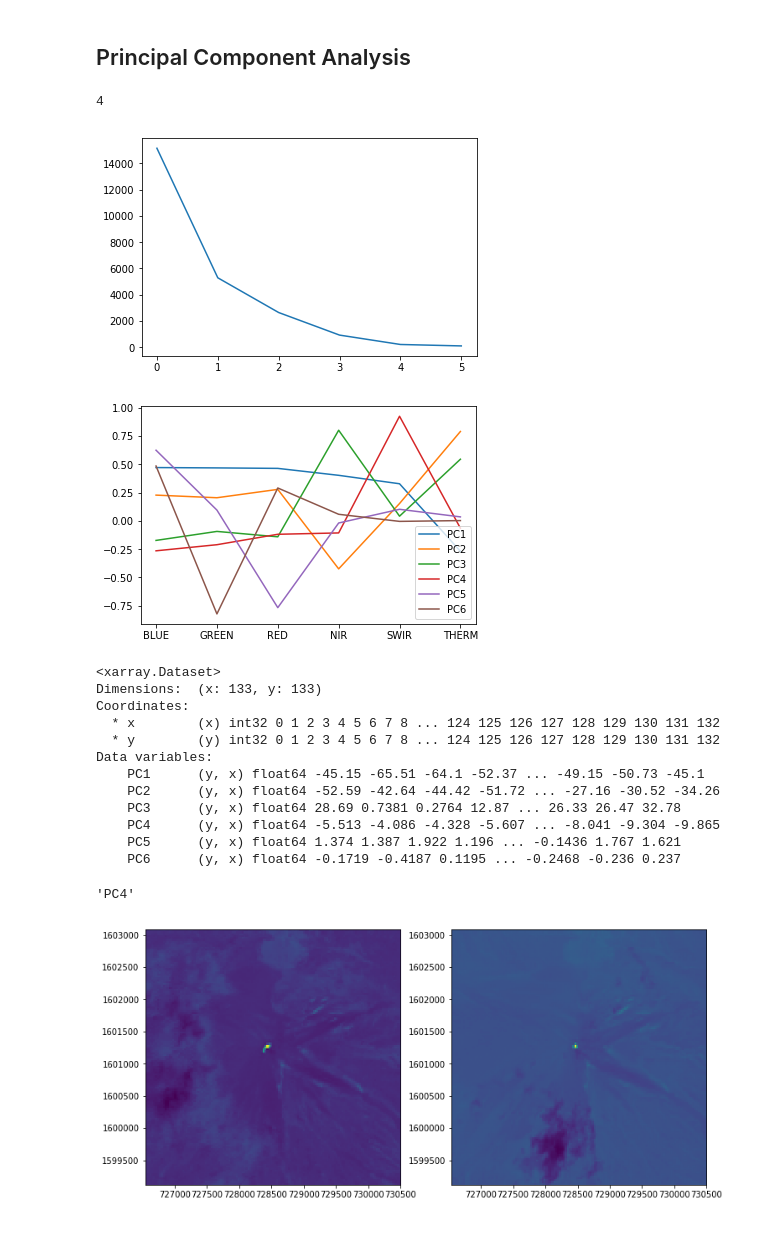
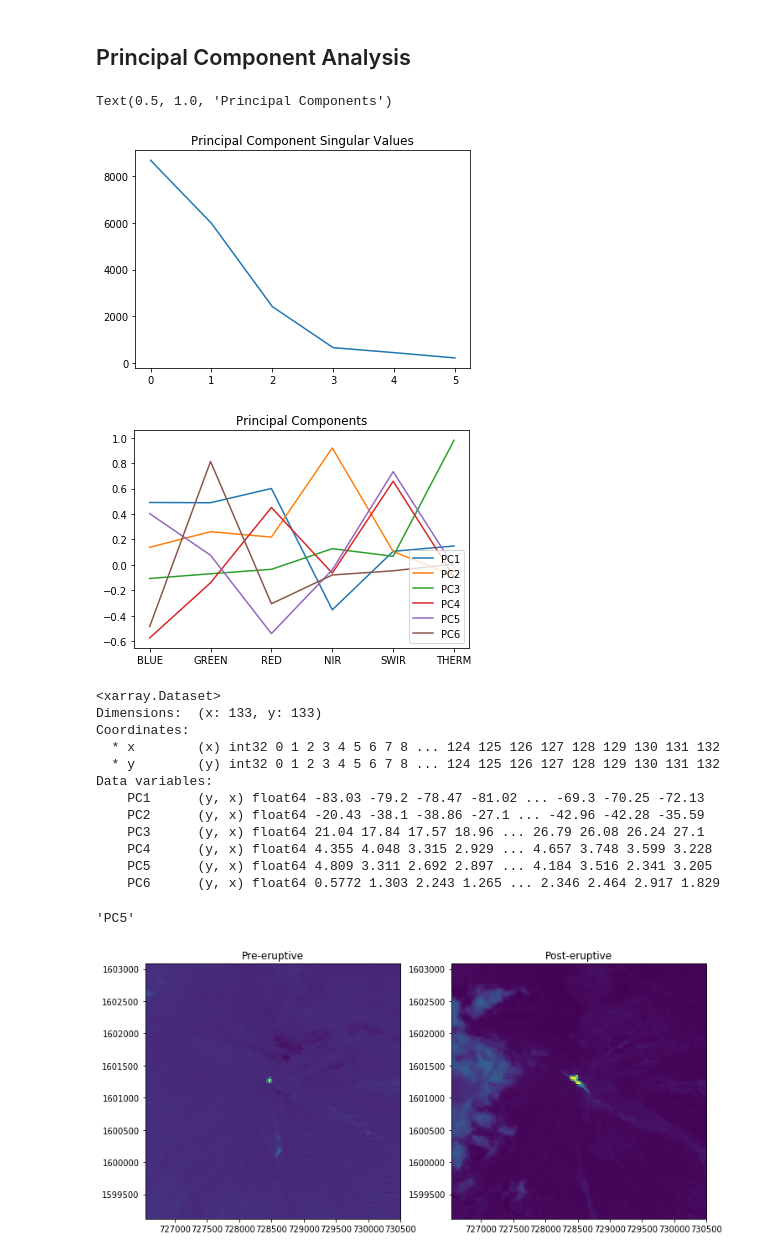
Before and after one commit to JanineBirnbaum18/Eruption-Products-Mapping, a Jupyter notebook: Eruption-Products-Mapping.ipynb, the cells around one changed output. Saved outputs shown, nothing was run; the diff lists cells and outputs as text; code cells hidden in the pictures.

```diff
--- a/Eruption-Products-Mapping.ipynb
+++ b/Eruption-Products-Mapping.ipynb
@@ -26,7 +26,7 @@ for a list of historical eruptions.
 #example provided for fuego, guatemala
 lat  = 14.473
 lon  = -90.88
-date = dt.date(year=2014,month=5,day=1)
+date = dt.date(year=2015,month=7,day=10)
 # %%
 #Read in file containing latitude-longitude information for LandSat 8 scenes
 WRS = pd.read_csv('WRScornerPoints.csv')
@@ -89,7 +90,7 @@ scene_list = pd.read_csv('s3://landsat-pds/scene_list.gz')
 scene_list['acquisitionDate'] = pd.to_datetime(scene_list.acquisitionDate)
 # %%
 #identify scenes before and after eruption with low cloud cover
-deltat = dt.timedelta(weeks=16)
+deltat = dt.timedelta(weeks=12)
 fls_pre = pd.DataFrame()
 for ind in scene_dsc.index:
     fls_pre = fls_pre.append(scene_list.loc[(scene_list['path']==scene_dsc.loc[ind].PATH) & (scene_list['row']==scene_dsc.loc[ind].ROW) &
@@ -260,9 +277,9 @@ locs, labels = plt.xticks()
 plt.xticks(np.arange(6), bands.values())
 ax.set_title('Principal Components')
 # %% [output]
-4
+Text(0.5, 1.0, 'Principal Components')
-[figure, old version]
+[figure, new version]
-[figure, old version]
+[figure, new version]
 # %%
 def PCTrans(pca,flat,zoom):
     trans = pca.transform(np.transpose(flat))
@@ -284,27 +301,27 @@ Coordinates:
   * x        (x) int32 0 1 2 3 4 5 6 7 8 ... 124 125 126 127 128 129 130 131 132
   * y        (y) int32 0 1 2 3 4 5 6 7 8 ... 124 125 126 127 128 129 130 131 132
 Data variables:
-    PC1      (y, x) float64 -45.15 -65.51 -64.1 -52.37 ... -49.15 -50.73 -45.1
-    PC2      (y, x) float64 -52.59 -42.64 -44.42 -51.72 ... -27.16 -30.52 -34.26
-    PC3      (y, x) float64 28.69 0.7381 0.2764 12.87 ... 26.33 26.47 32.78
-    PC4      (y, x) float64 -5.513 -4.086 -4.328 -5.607 ... -8.041 -9.304 -9.865
-    PC5      (y, x) float64 1.374 1.387 1.922 1.196 ... -0.1436 1.767 1.621
-    PC6      (y, x) float64 -0.1719 -0.4187 0.1195 ... -0.2468 -0.236 0.237
+    PC1      (y, x) float64 -83.03 -79.2 -78.47 -81.02 ... -69.3 -70.25 -72.13
+    PC2      (y, x) float64 -20.43 -38.1 -38.86 -27.1 ... -42.96 -42.28 -35.59
+    PC3      (y, x) float64 21.04 17.84 17.57 18.96 ... 26.79 26.08 26.24 27.1
+    PC4      (y, x) float64 4.355 4.048 3.315 2.929 ... 4.657 3.748 3.599 3.228
+    PC5      (y, x) float64 4.809 3.311 2.692 2.897 ... 4.184 3.516 2.341 3.205
+    PC6      (y, x) float64 0.5772 1.303 2.243 1.265 ... 2.346 2.464 2.917 1.829
 # %%
 #PC with highest component in SWIR
 PCnum = np.argmax(pca.components_[:,4])
 PCname = 'PC'+np.array2string(PCnum+1)
 
 fig,ax = plt.subplots(figsize=(12,8), ncols=2)
 ax[0].imshow(PC_pre[PCname],origin='upper', extent=extent_pre)
-ax.set_title('Pre-eruptive')
+ax[0].set_title('Pre-eruptive')
 ax[1].imshow(PC_post[PCname],origin='upper', extent=extent_post)
-ax.set_title('Post-eruptive')
+ax[1].set_title('Post-eruptive')
 
 PCname
 # %% [output]
-'PC4'
+'PC5'
-[figure, old version]
+[figure, new version]
 # %%
 if (np.round(extent_pre) == np.round(extent_post)).all():
     PCChange = PC_post - PC_pre
```
Also changed, not shown: parts of 8 cells of this notebook.
